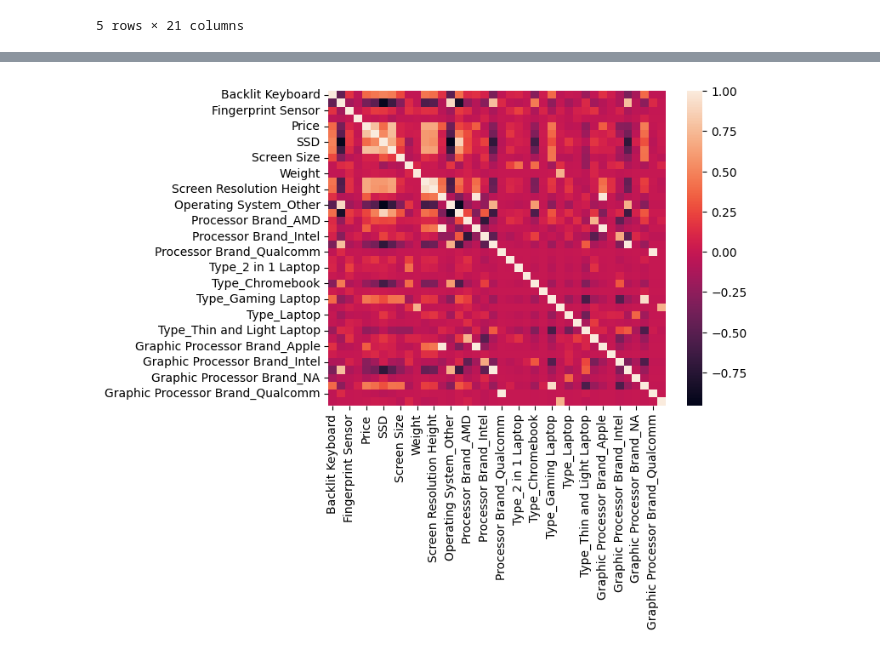
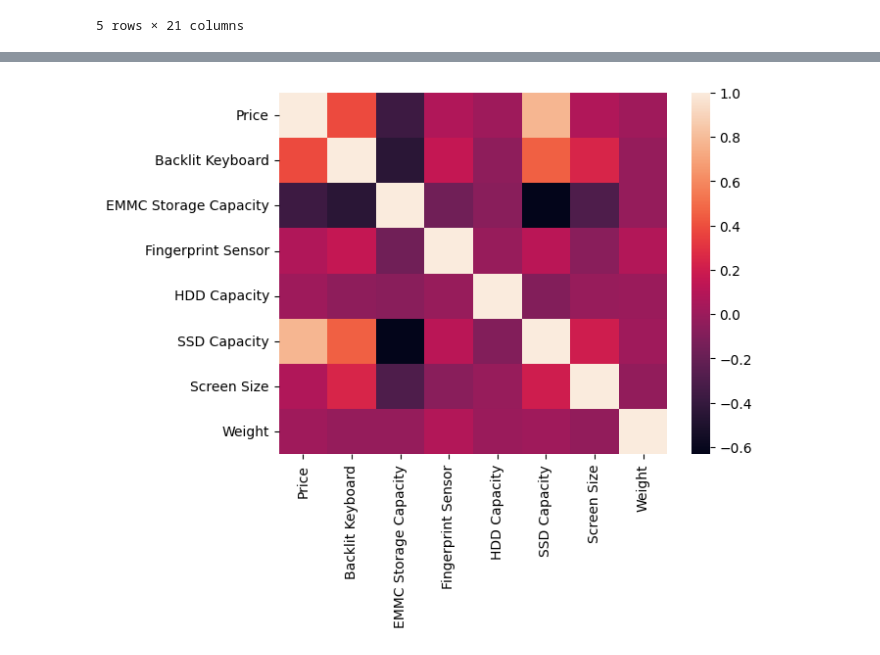
Before and after one commit to SvelaT/computer-predict, a Jupyter notebook: exercise2.ipynb, the cells around one changed output, grey strips where cells are left out. Cells and saved outputs as stored; diff of their text form; code cells hidden in the pictures.

```diff
--- a/exercise2.ipynb
+++ b/exercise2.ipynb
@@ -214,9 +214,18 @@ new_df = pd.get_dummies(new_df)
 # %%
 #Show the correlation matrix
 
-corr_matrix = new_df.corr()
+corr_matrix = new_df[[
+    'Price',
+    'Backlit Keyboard',
+    'EMMC Storage Capacity',
+    'Fingerprint Sensor',
+    'HDD Capacity',
+    'SSD Capacity',
+    'Screen Size',
+    'Weight'
+]].corr()
 
 sn.heatmap(corr_matrix)
 plt.show()
 # %% [output]
-[figure, old version]
+[figure, new version]
```
Also changed, not shown: parts of 4 cells of this notebook.
